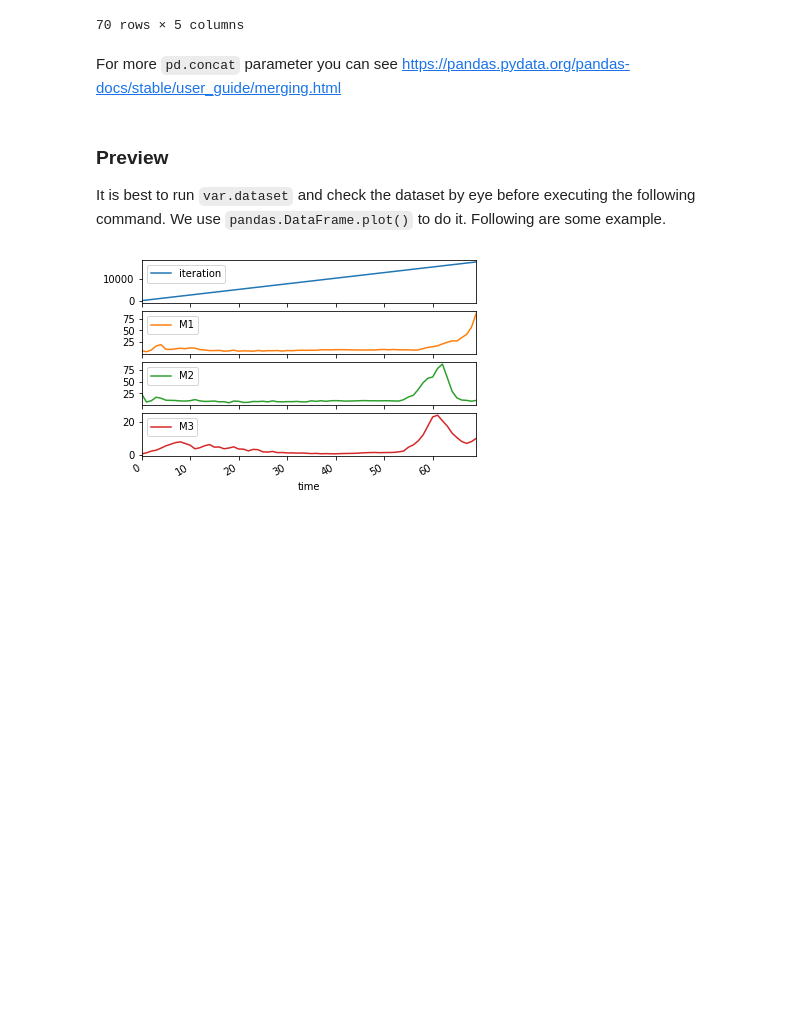
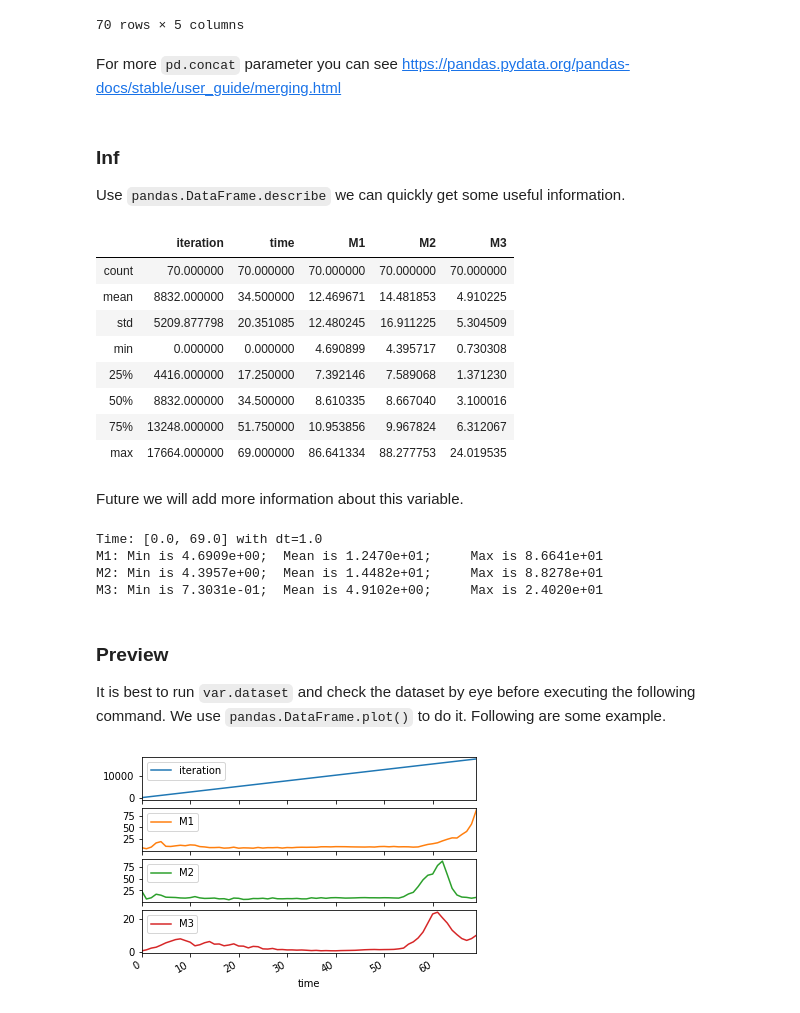
Before and after one commit to YuLiumt/CactusTool, a Jupyter notebook: docs/source/Tutorial/Carpet.ipynb, the cells around one changed output. Cells and saved outputs as stored; diff of their text form; code cells hidden in the pictures; blank space fills up the shorter version.

```diff
--- a/docs/source/Tutorial/Carpet.ipynb
+++ b/docs/source/Tutorial/Carpet.ipynb
@@ -34,8 +34,8 @@ print(var.varfiles)
 # %% [markdown]
 **Note: When specify variable name, we just simple filter it by use string `in` method in python.** So you can specify a vector or tensor like following.
 # %%
-var = ds_scalar.max['M']
-print(var.varfiles)
+var_scalar = ds_scalar.max['M']
+print(var_scalar.varfiles)
 # %% [output]
 Please make sure dict_keys(['M1', 'M2', 'M3']) belong the same group
 {'M1': ['/Users/liuyu/simulations/BH/ml_admconstraints-ml_mom.maximum.asc'], 'M2': ['/Users/liuyu/simulations/BH/ml_admconstraints-ml_mom.maximum.asc'], 'M3': ['/Users/liuyu/simulations/BH/ml_admconst ...
@@ -83,6 +83,31 @@ var.dataset()
 70 rows × 5 columns
 # %% [markdown]
 For more `pd.concat` parameter you can see https://pandas.pydata.org/pandas-docs/stable/user_guide/merging.html
+# %% [markdown]
+### Inf
+
+Use `pandas.DataFrame.describe` we can quickly get some useful information.
+# %%
+var_scalar.Table.describe()
+# %% [output]
+|  | iteration | time | M1 | M2 | M3 |
+| count | 70.000000 | 70.000000 | 70.000000 | 70.000000 | 70.000000 |
+| mean | 8832.000000 | 34.500000 | 12.469671 | 14.481853 | 4.910225 |
+| std | 5209.877798 | 20.351085 | 12.480245 | 16.911225 | 5.304509 |
+| min | 0.000000 | 0.000000 | 4.690899 | 4.395717 | 0.730308 |
+| 25% | 4416.000000 | 17.250000 | 7.392146 | 7.589068 | 1.371230 |
+| 50% | 8832.000000 | 34.500000 | 8.610335 | 8.667040 | 3.100016 |
+| 75% | 13248.000000 | 51.750000 | 10.953856 | 9.967824 | 6.312067 |
+| max | 17664.000000 | 69.000000 | 86.641334 | 88.277753 | 24.019535 |
+# %% [markdown]
+Future we will add more information about this variable.
+# %%
+print(var_scalar)
+# %% [output]
+Time: [0.0, 69.0] with dt=1.0
+M1: Min is 4.6909e+00;  Mean is 1.2470e+01;     Max is 8.6641e+01
+M2: Min is 4.3957e+00;  Mean is 1.4482e+01;     Max is 8.8278e+01
+M3: Min is 7.3031e-01;  Mean is 4.9102e+00;     Max is 2.4020e+01
 # %% [markdown]
 ### Preview
 
```
Also changed, not shown: parts of 19 cells of this notebook, 2 other files.
